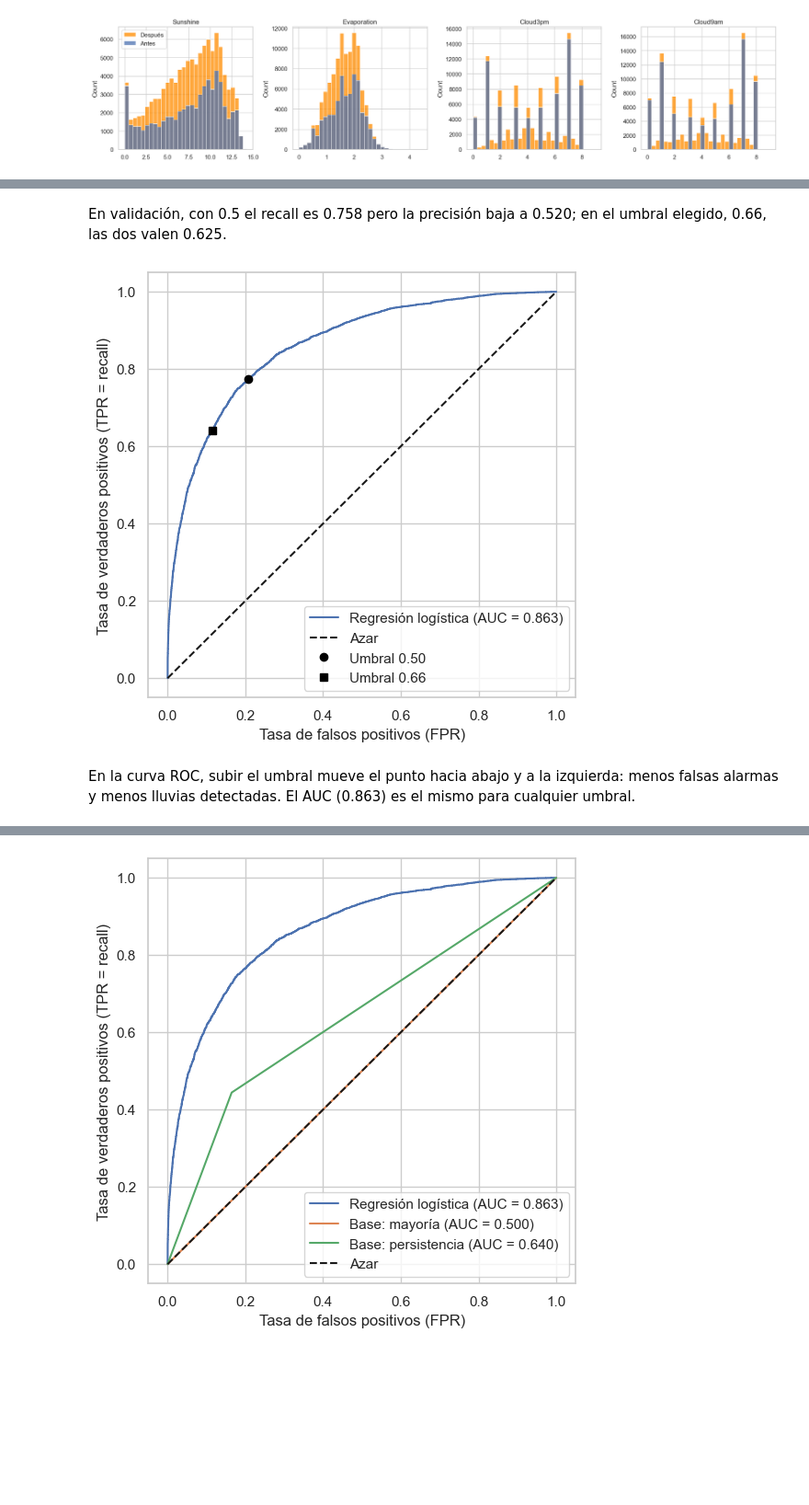
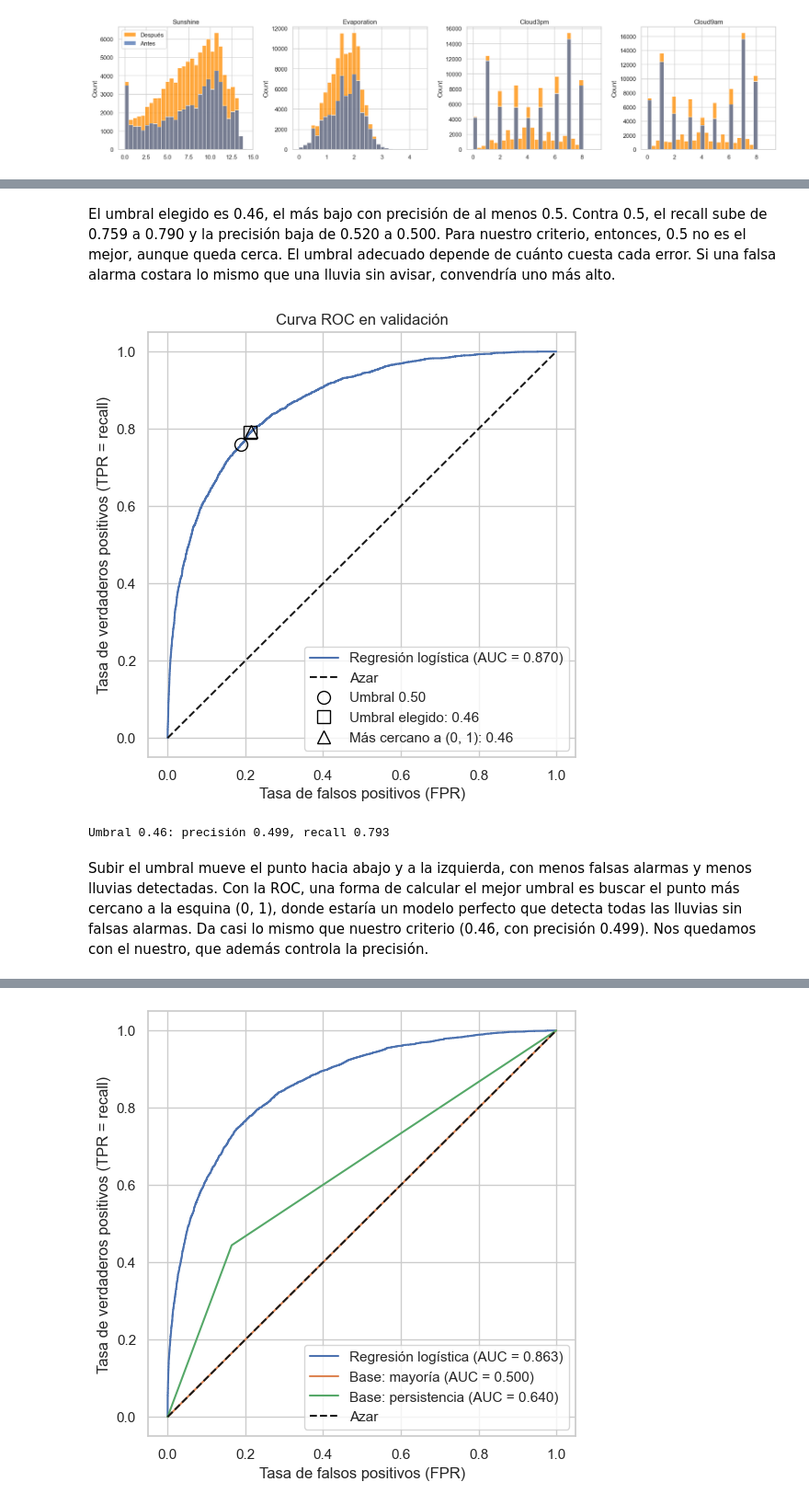
Before and after one commit to ismadarruiz-atr/TP_AA1_Calabozo_Darruiz_DiCarlo_Giuntoli, a Jupyter notebook: TP_2/TP-clasificacion-AA1.ipynb, the cells around one changed output, grey strips where cells are left out. Shown at 92% size. Cells and saved outputs as stored; diff of their text form; code cells hidden in the pictures; blank space fills up the shorter version.

```diff
--- a/TP_2/TP-clasificacion-AA1.ipynb
+++ b/TP_2/TP-clasificacion-AA1.ipynb
@@ -681,6 +617,0 @@ Con la variable objetivo (última fila), las correlaciones más fuertes son las
-# %%
-# Pares de variables con correlación de 0.85 o más (umbral del notebook de EDA de la cátedra)
-for i, a in enumerate(numericas):
-    for b in numericas[i + 1:]:
-        if abs(correlacion.loc[a, b]) >= 0.85:
-            print(f'{a} y {b}: {correlacion.loc[a, b]:.2f}')
@@ -752,0 +657,11 @@ X_train[numericas[-8:]].describe().round(2)
+# %%
+X_train = preparar_columnas(X_train)
+X_val = preparar_columnas(X_val)
+X_test = preparar_columnas(X_test)
+
+# Las columnas nuevas son numéricas; como categóricas quedan Location y RainToday
+numericas = X_train.select_dtypes('number').columns.tolist()
+categoricas = X_train.select_dtypes('object').columns.tolist()
+
+# Asimetría antes y después del logaritmo
+pd.DataFrame({'Antes': resumen.loc[ASIMETRICAS, 'Asimetría'], 'Después': X_train[ASIMETRICAS].skew()}).round(2)
@@ -994,21 +893,39 @@ Umbral 0.66: precisión 0.625, recall 0.625
 # %% [markdown]
-En validación, con 0.5 el recall es 0.758 pero la precisión baja a 0.520; en el umbral elegido, 0.66, las dos valen
-0.625.
+El umbral elegido es 0.46, el más bajo con precisión de al menos 0.5. Contra 0.5, el recall sube de 0.759 a 0.790 y
+la precisión baja de 0.520 a 0.500. Para nuestro criterio, entonces, 0.5 no es el mejor, aunque queda cerca. El umbral
+adecuado depende de cuánto cuesta cada error. Si una falsa alarma costara lo mismo que una lluvia sin avisar,
+convendría uno más alto.
 # %%
-# Curva ROC en prueba, con el punto que corresponde a cada umbral
-fpr, tpr, _ = roc_curve(y_test, prob_test)
+# Curva ROC en validación, con el punto que corresponde a cada umbral
+fpr, tpr, umbrales_roc = roc_curve(y_val, prob_val)
+
+# Con la ROC, otra forma de elegir el umbral: el punto más cercano a la esquina (0, 1), la del modelo perfecto
+distancia = np.sqrt(fpr ** 2 + (1 - tpr) ** 2)
+umbral_esquina = umbrales_roc[np.argmin(distancia)]
+
 plt.figure(figsize=(6, 6))
-plt.plot(fpr, tpr, label=f'Regresión logística (AUC = {roc_auc_score(y_test, prob_test):.3f})')
+plt.plot(fpr, tpr, label=f'Regresión logística (AUC = {roc_auc_score(y_val, prob_val):.3f})')
 plt.plot([0, 1], [0, 1], 'k--', label='Azar')
-for u, marcador in [(0.5, 'o'), (umbral, 's')]:
-    tn, fp, fn, tp = confusion_matrix(y_test, (prob_test >= u).astype(int)).ravel()
-    plt.plot(fp / (fp + tn), tp / (tp + fn), marcador, color='black', label=f'Umbral {u:.2f}')
+# Marcadores huecos, para que se vean aunque dos umbrales caigan en el mismo punto
+for u, marcador, nombre in [(0.5, 'o', 'Umbral 0.50'), (umbral, 's', f'Umbral elegido: {umbral:.2f}'),
+                            (umbral_esquina, '^', f'Más cercano a (0, 1): {umbral_esquina:.2f}')]:
+    tn, fp, fn, tp = confusion_matrix(y_val, (prob_val >= u).astype(int)).ravel()
+    plt.plot(fp / (fp + tn), tp / (tp + fn), marcador, color='black', fillstyle='none', markersize=10,
+             label=nombre)
 plt.xlabel('Tasa de falsos positivos (FPR)')
 plt.ylabel('Tasa de verdaderos positivos (TPR = recall)')
+plt.title('Curva ROC en validación')
 plt.legend(loc='lower right')
 plt.show()
+
+pred_esquina = (prob_val >= umbral_esquina).astype(int)
+print(f'Umbral {umbral_esquina:.2f}: precisión {precision_score(y_val, pred_esquina):.3f}, '
+      f'recall {recall_score(y_val, pred_esquina):.3f}')
 # %% [output]
-[figure, old version]
+[figure, new version]
+Umbral 0.46: precisión 0.499, recall 0.793
 # %% [markdown]
-En la curva ROC, subir el umbral mueve el punto hacia abajo y a la izquierda: menos falsas alarmas y menos lluvias
-detectadas. El AUC (0.863) es el mismo para cualquier umbral.
+Subir el umbral mueve el punto hacia abajo y a la izquierda, con menos falsas alarmas y menos lluvias detectadas. Con
+la ROC, una forma de calcular el mejor umbral es buscar el punto más cercano a la esquina (0, 1), donde estaría un
+modelo perfecto que detecta todas las lluvias sin falsas alarmas. Da casi lo mismo que nuestro criterio (0.46, con
+precisión 0.499). Nos quedamos con el nuestro, que además controla la precisión.
```
Also changed, not shown: parts of 96 cells of this notebook, 1 other file.
